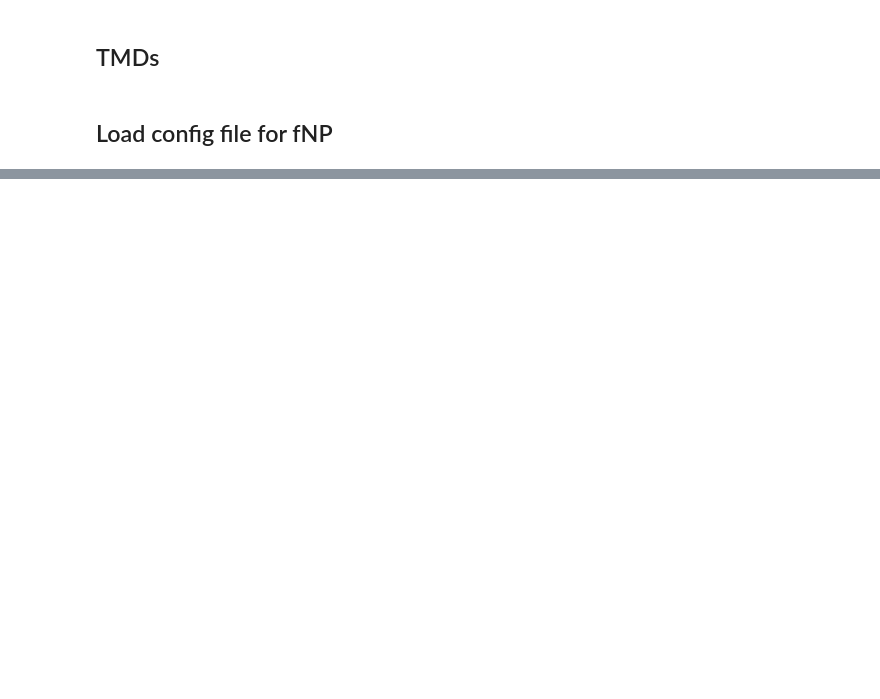
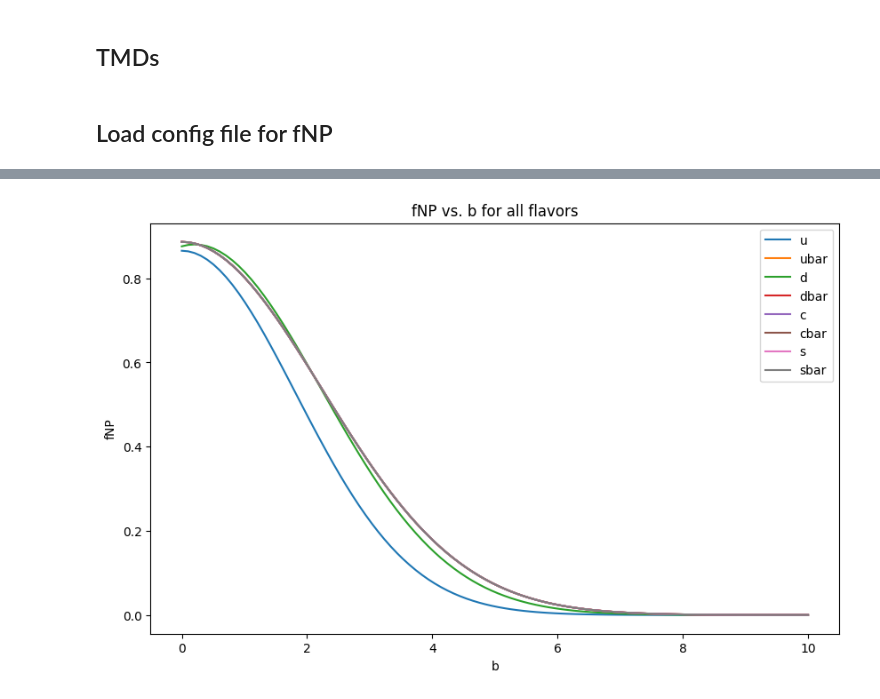
Before and after one commit to quantom-collab/tmd, a Jupyter notebook: map/sidis_apfelpy.ipynb, the cells around one changed output, grey strips where cells are left out. Saved outputs shown, nothing was run; the diff lists cells and outputs as text; code cells hidden in the pictures; blank space fills up the shorter version.

Commit message:
make some plots for fNP

```diff
--- a/map/sidis_apfelpy.ipynb
+++ b/map/sidis_apfelpy.ipynb
@@ -439,0 +347,88 @@ sbar: 0.7787392735481262
+# %%
+# Load the configuration from a YAML file:
+config_file_path = 'config/config.yaml'
+config = load_yaml_config(config_file_path)
+# %%
+# Instantiate the model.
+# The object model_fNP itself is not just a dictionary;
+# it is an nn.Module that contains an nn.ModuleDict as one of its attributes.
+model_fNP = fNP(config)
+
+# Define example inputs.
+x = torch.tensor(0.3)
+b = torch.tensor(1.0)
+
+# Check
+# Evaluate the model for all flavors (u, ubar, d, dbar, c, cbar, s, sbar).
+results = model_fNP(x, b)
+print("Results for all flavors:")
+for flavor, val in results.items():
+    print(f"{flavor}: {val.item()}")
+
+# Create a range of b values from 0 to 10.
+b_values = torch.linspace(0, 10, steps=100)
+
+# Create a dictionary to store the computed fNP for each flavor.
+results_dict = {flavor: [] for flavor in model_fNP.flavor_keys}
+
+# Loop over the b values, evaluating the model at each b.
+for b in b_values:
+    # Call the forward method of each fNP flavor. Zeta is set in model_fNP.
+    outputs = model_fNP(x, b)
+    for flavor in model_fNP.flavor_keys:
+        # Assume that each output is a scalar (tensor with one value).
+        results_dict[flavor].append(outputs[flavor].item())
+
+# Now, plot all flavors on the same figure.
+plt.figure(figsize=(10, 6))
+for flavor, values in results_dict.items():
+    plt.plot(b_values.numpy(), values, label = flavor)
+plt.xlabel('b')
+plt.ylabel('fNP')
+plt.title('fNP vs. b for all flavors')
+plt.legend()
+plt.show()
+
+
+# Later in your fitting loop, you can update parameters:
+# Assume you obtain an updated tensor (shape: 8 x max_params) from your fit.
+new_params_tensor = torch.tensor([
+    [0.27, 0.17, 0.13, 0.0],
+    [0.28, 0.18, 0.14, 0.0],
+    [0.23, 0.13, 0.12, 0.06],
+    [0.24, 0.14, 0.13, 0.06],
+    [0.32, 0.22, 0.17, 0.0],
+    [0.33, 0.23, 0.18, 0.0],
+    [0.21, 0.11, 0.11, 0.0],
+    [0.21, 0.11, 0.11, 0.0]
+], dtype=torch.float32)
+
+model_fNP.set_parameters(new_params_tensor)
+
+# Evaluate again.
+results_updated = model_fNP(x, b)
+print("Updated results for all flavors:")
+for flavor, val in results_updated.items():
+    print(f"{flavor}: {val.item()}")
+
+# Create a dictionary to store the computed fNP for each flavor.
+results_dict = {flavor: [] for flavor in model_fNP.flavor_keys}
+
+# Loop over the b values, evaluating the model at each b.
+for b in b_values:
+    # Now we call the forward method without zeta because model_fNP uses self.zeta internally.
+    outputs = model_fNP(x, b)
+    for flavor in model_fNP.flavor_keys:
+        # Assume that each output is a scalar (tensor with one value).
+        results_dict[flavor].append(outputs[flavor].item())
+
+# Now, plot all flavors on the same figure.
+plt.figure(figsize=(10, 6))
+for flavor, values in results_dict.items():
+    plt.plot(b_values.numpy(), values, label=flavor)
+plt.xlabel('b')
+plt.ylabel('fNP')
+plt.title('fNP vs. b for all flavors')
+plt.legend()
+plt.show()
+# %% [output]
@@ -439,0 +444 @@ sbar: 0.7787392735481262
+[figure, added]
```
Also changed, not shown: parts of 7 cells of this notebook, 2 other files.
